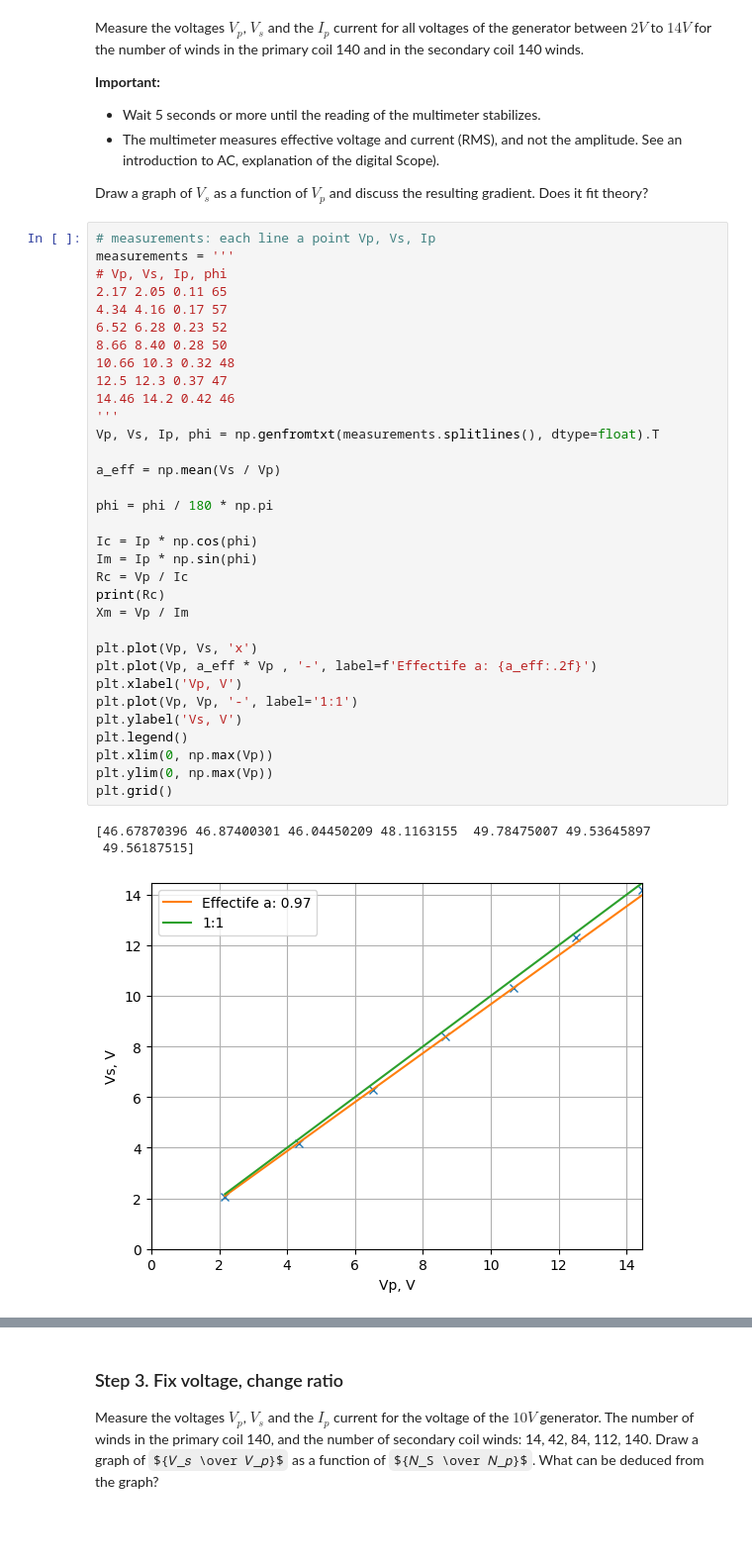
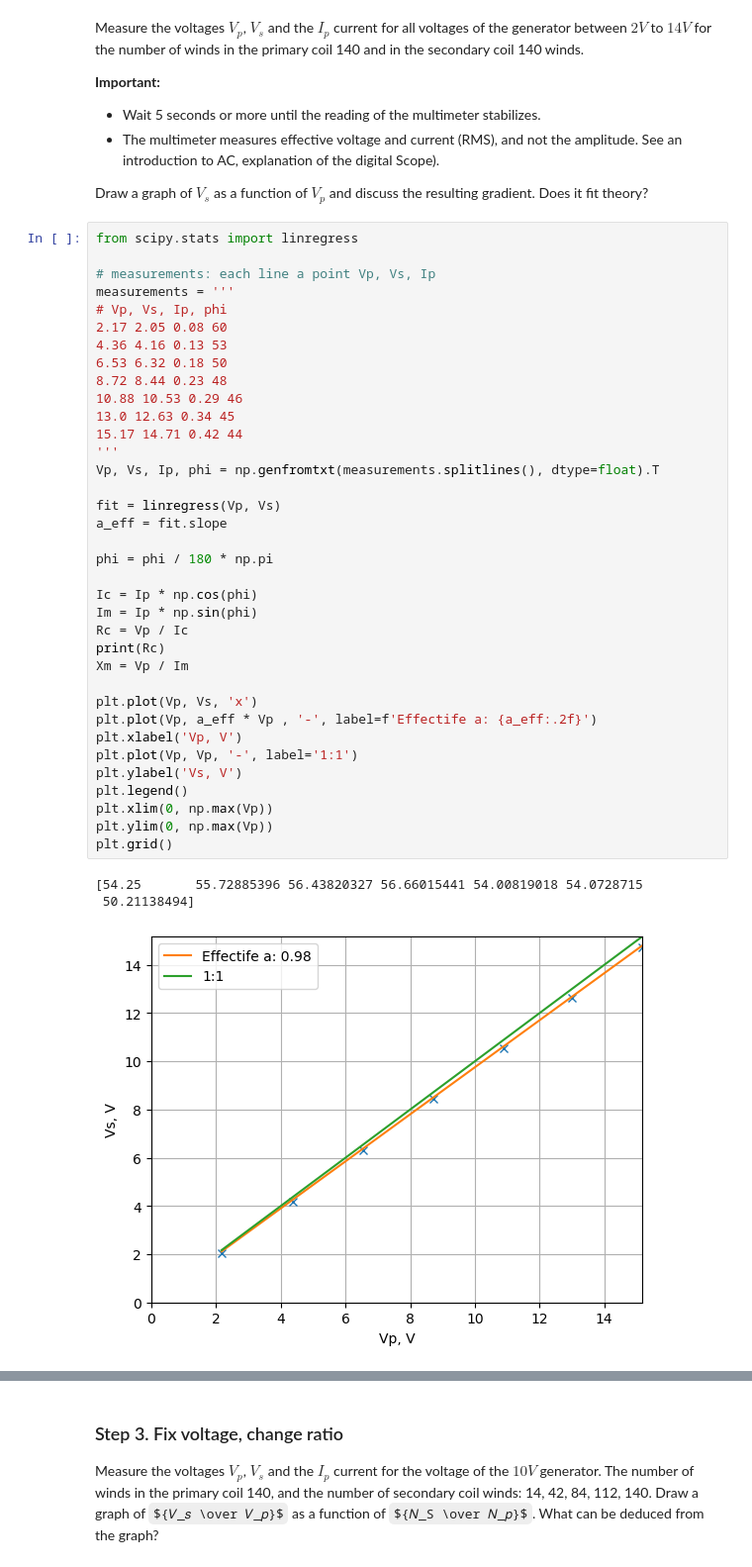
Before and after one commit to evgeny-kolonsky/Lab2_Transformer, a Jupyter notebook: Technion_ph_Transformer_lab.ipynb, the cells around one changed output, grey strips where cells are left out. Shown at 99% size. Cells and saved outputs as stored; diff of their text form; some formulas as TeX source; blank space fills up the shorter version.

```diff
--- a/Technion_ph_Transformer_lab.ipynb
+++ b/Technion_ph_Transformer_lab.ipynb
@@ -502,41 +502,44 @@ Measure the voltages $𝑉_𝑝$, $𝑉_𝑠$ and the $𝐼_𝑝$ current for al
 
 Draw a graph of $𝑉_s$ as a function of $𝑉_𝑝$ and discuss the resulting gradient. Does it fit theory?
 # %%
+from scipy.stats import linregress
+
 # measurements: each line a point Vp, Vs, Ip
 measurements = '''
 # Vp, Vs, Ip, phi
-2.17 2.05 0.11 65
-4.34 4.16 0.17 57
-6.52 6.28 0.23 52
-8.66 8.40 0.28 50
-10.66 10.3 0.32 48
-12.5 12.3 0.37 47
-14.46 14.2 0.42 46
+2.17 2.05 0.08 60
+4.36 4.16 0.13 53
+6.53 6.32 0.18 50
+8.72 8.44 0.23 48
+10.88 10.53 0.29 46
+13.0 12.63 0.34 45
+15.17 14.71 0.42 44
 '''
 Vp, Vs, Ip, phi = np.genfromtxt(measurements.splitlines(), dtype=float).T
 
-a_eff = np.mean(Vs / Vp)
+fit = linregress(Vp, Vs)
+a_eff = fit.slope
 
 phi = phi / 180 * np.pi
 
 Ic = Ip * np.cos(phi)
 Im = Ip * np.sin(phi)
 Rc = Vp / Ic
 print(Rc)
 Xm = Vp / Im
 
 plt.plot(Vp, Vs, 'x')
 plt.plot(Vp, a_eff * Vp , '-', label=f'Effectife a: {a_eff:.2f}')
 plt.xlabel('Vp, V')
 plt.plot(Vp, Vp, '-', label='1:1')
 plt.ylabel('Vs, V')
 plt.legend()
 plt.xlim(0, np.max(Vp))
 plt.ylim(0, np.max(Vp))
 plt.grid()
 # %% [output]
-[46.67870396 46.87400301 46.04450209 48.1163155  49.78475007 49.53645897
- 49.56187515]
+[54.25       55.72885396 56.43820327 56.66015441 54.00819018 54.0728715
+ 50.21138494]
-[figure, old version]
+[figure, new version]
 # %%
 print(Xm)
```
Also changed, not shown: parts of 16 cells of this notebook.
